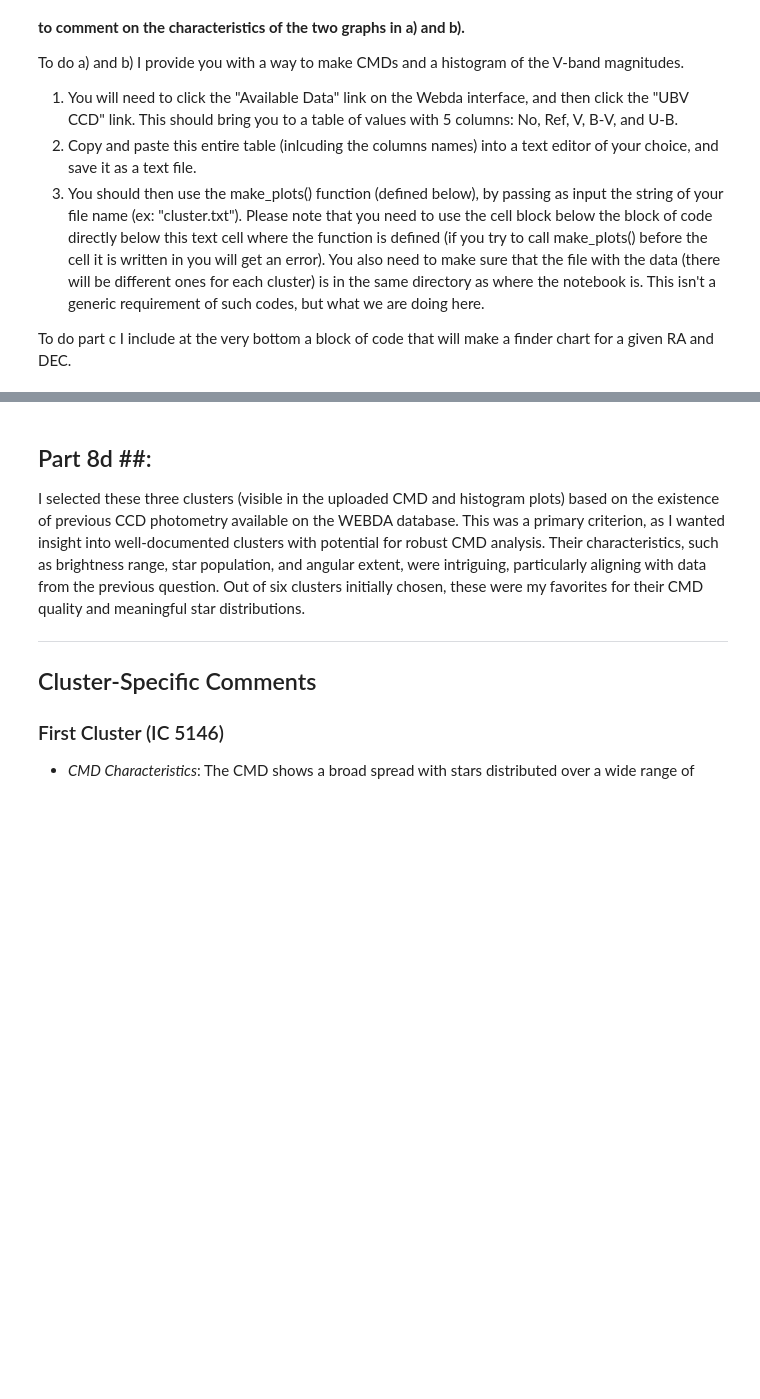
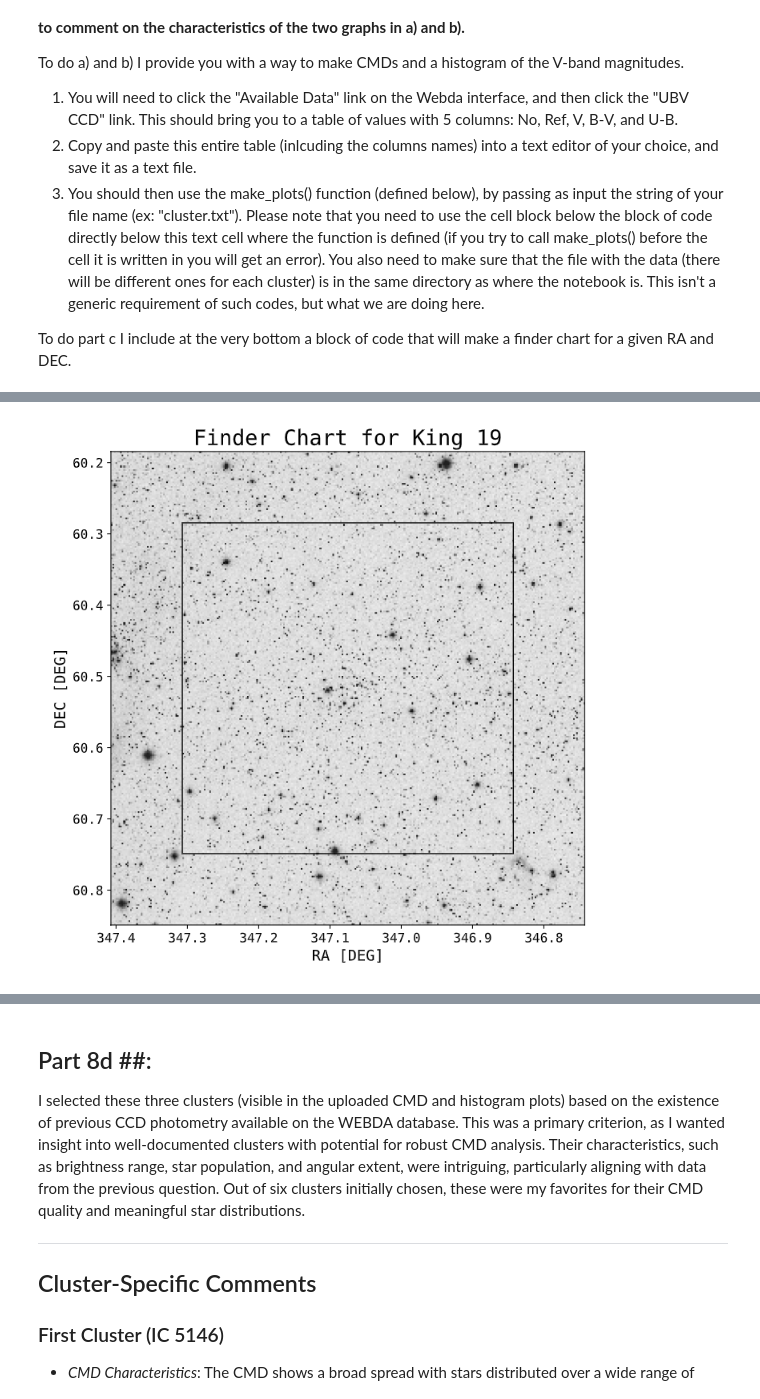
Before and after one commit to Lucc005/ObservingProject_student, a Jupyter notebook: ObservingProject_student_F24.ipynb, the cells around one changed output, grey strips where cells are left out. Saved outputs shown, nothing was run; the diff lists cells and outputs as text; code cells hidden in the pictures; blank space fills up the shorter version.

```diff
--- a/ObservingProject_student_F24.ipynb
+++ b/ObservingProject_student_F24.ipynb
@@ -686,0 +695,5 @@ Text(0.5, 1.0, 'Finder Chart for NGC 7296')
+# %%
+Image(filename='NGC7296.png')
+#I CONFUSED THE NAME OF THE FILE, SORRY
+# %% [output]
+[figure, added]
```
Also changed, not shown: parts of 5 cells of this notebook.
